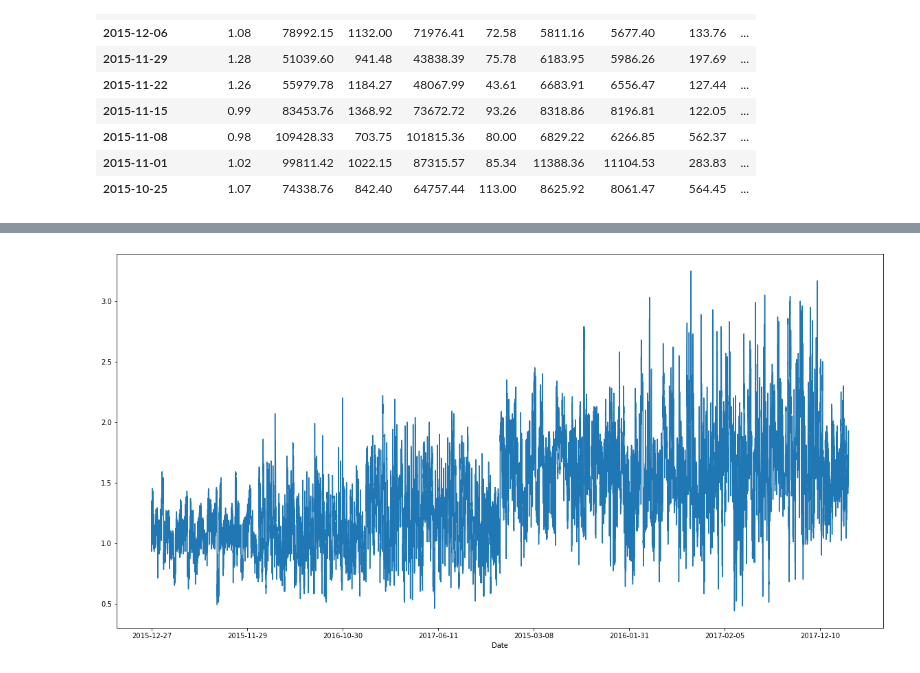
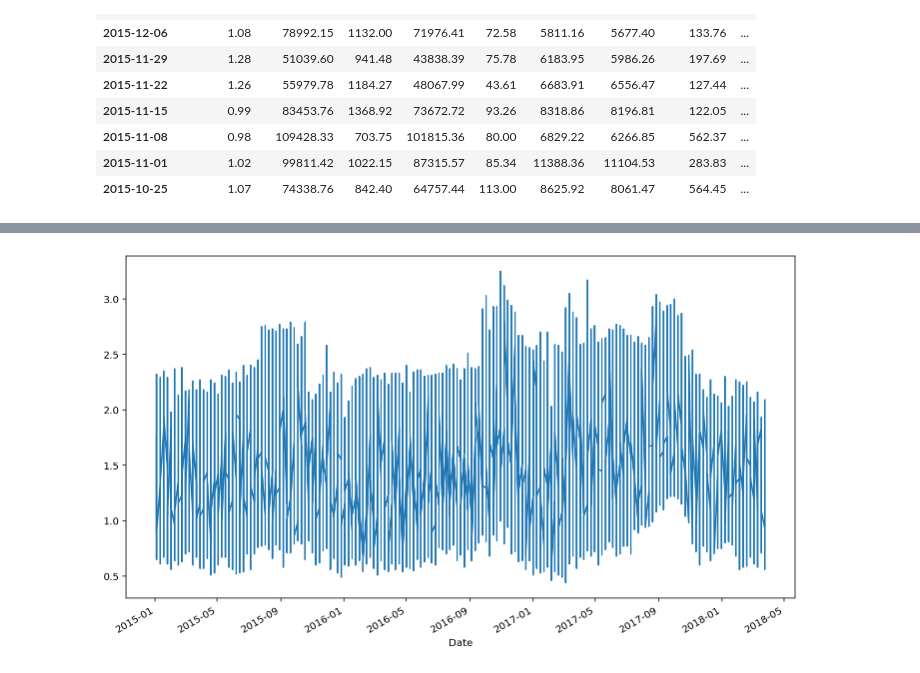
Before and after one commit to JoshuaPark823/avocado-analyzer, a Jupyter notebook: avocado.ipynb, the cells around one changed output, grey strips where cells are left out. Cells and saved outputs as stored; diff of their text form; code cells hidden in the pictures.

```diff
--- a/avocado.ipynb
+++ b/avocado.ipynb
@@ -8,7 +8,11 @@ import matplotlib.pyplot as plt
 - Plot out some of the data so you have an understanding of what's actually going on
 # %%
 df = pd.read_csv('./avocado.csv', index_col = 0, skiprows = 0)
-df = df.set_index('Date') # Set the index as the Date, makes sense
+
+# Convert the dates to datetime and set them in order
+df['Date'] = pd.to_datetime(df['Date'])
+df.set_index('Date', inplace = True)
+
 df.head(10)
 # %% [output]
 |  | AveragePrice | Total Volume | 4046 | 4225 | 4770 | Total Bags | Small Bags | Large Bags | ... |
@@ -25,9 +29,8 @@ df.head(10)
 | 2015-10-25 | 1.07 | 74338.76 | 842.40 | 64757.44 | 113.00 | 8625.92 | 8061.47 | 564.45 | ... |
 # %%
 # Average Price by Date
-df["AveragePrice"].plot(figsize = (20,10))
+df["AveragePrice"].plot()
 
 mean_value = df["AveragePrice"].mean()
-
 print(f"The mean (average) global avocado price is: {mean_value} dollars") # Using fstrings
 # %% [output]
@@ -35 +38 @@ The mean (average) global avocado price is: 1.405978409775878 dollars
-[figure, old version]
+[figure, new version]
```
Also changed, not shown: parts of 9 cells of this notebook.
